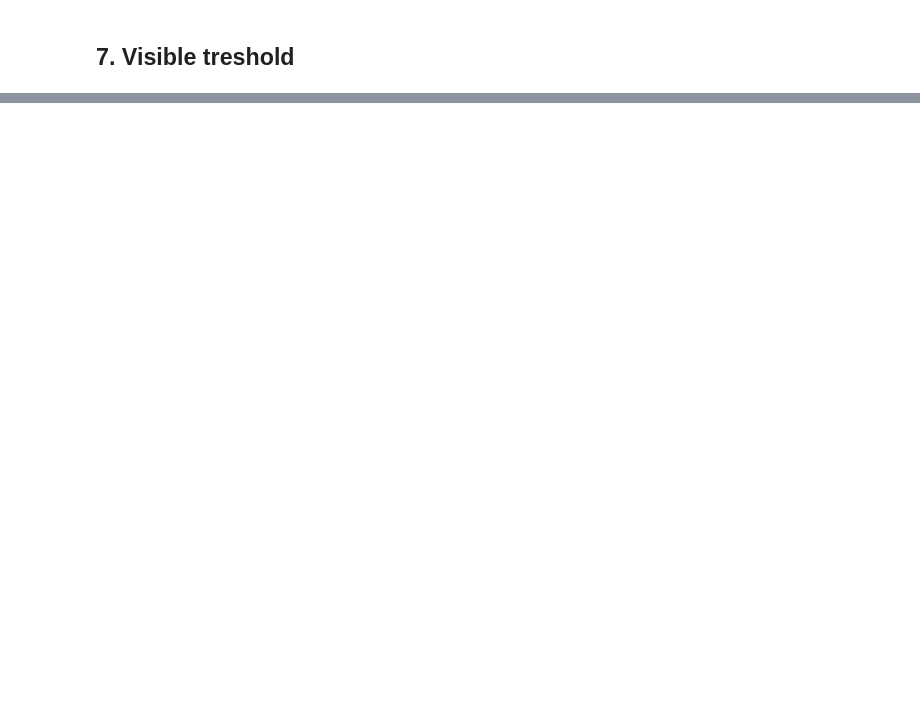
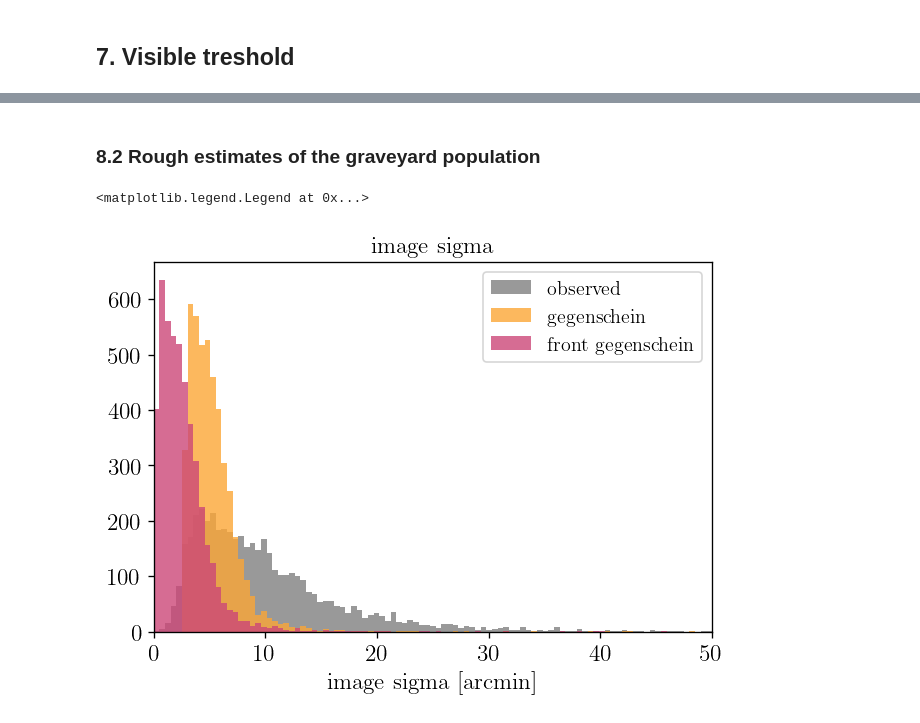
Before and after one commit to yitiansun/axion-mirror, a Jupyter notebook: notebooks/snr_graveyard.ipynb, the cells around one changed output, grey strips where cells are left out. Drawn from its saved outputs; the diff is of its cells as text; code cells hidden in the pictures; blank space fills up the shorter version.

```diff
--- a/notebooks/snr_graveyard.ipynb
+++ b/notebooks/snr_graveyard.ipynb
@@ -334,0 +393,4 @@ snr.Snu1GHz
+# %%
+%%time
+for snr in tqdm(snr_list[:100]):
+    snr.build(rho_DM=rho_NFW, use_lightcurve=True, integrate_method='quad')
@@ -334,0 +400,7 @@ snr.Snu1GHz
+# %%
+for snr in snr_list[:10]:
+    print(f'{snr.Sgnu_ref:.5e}, {snr.image_sigma:.5e}, {snr.Sfgnu_ref:.5e}, {snr.image_sigma_fg:.5e}')
+# %%
+%%time
+for snr in tqdm(snr_list[:100]):
+    snr.build(rho_DM=rho_NFW, use_lightcurve=True, integrate_method='trapz')
@@ -334,0 +410,19 @@ snr.Snu1GHz
+# %%
+for snr in snr_list[:10]:
+    print(f'{snr.Sgnu_ref:.5e}, {snr.image_sigma:.5e}, {snr.Sfgnu_ref:.5e}, {snr.image_sigma_fg:.5e}')
+# %% [markdown]
+### 8.2 Rough estimates of the graveyard population
+# %%
+fig, ax = plt.subplots()
+
+bins = np.linspace(0, 50, 100)
+
+ax.hist([np.rad2deg(snr.size)*60 for snr in snr_list], bins=bins, label='observed', color='gray', alpha=0.8)
+ax.hist([np.rad2deg(snr.image_sigma)*60 for snr in snr_list], bins=bins, label='gegenschein', color=cms['plasma'](0.8), alpha=0.8)
+ax.hist([np.rad2deg(snr.image_sigma_fg)*60 for snr in snr_list], bins=bins, label='front gegenschein', color=cms['plasma'](0.5), alpha=0.8)
+ax.set(xlim=(0, 50))
+ax.set(title='image sigma', xlabel='image sigma [arcmin]')
+ax.legend()
+# %% [output]
+<matplotlib.legend.Legend at 0x...>
+[figure, added]
```
Also changed, not shown: parts of 42 cells of this notebook, 6 other files.
